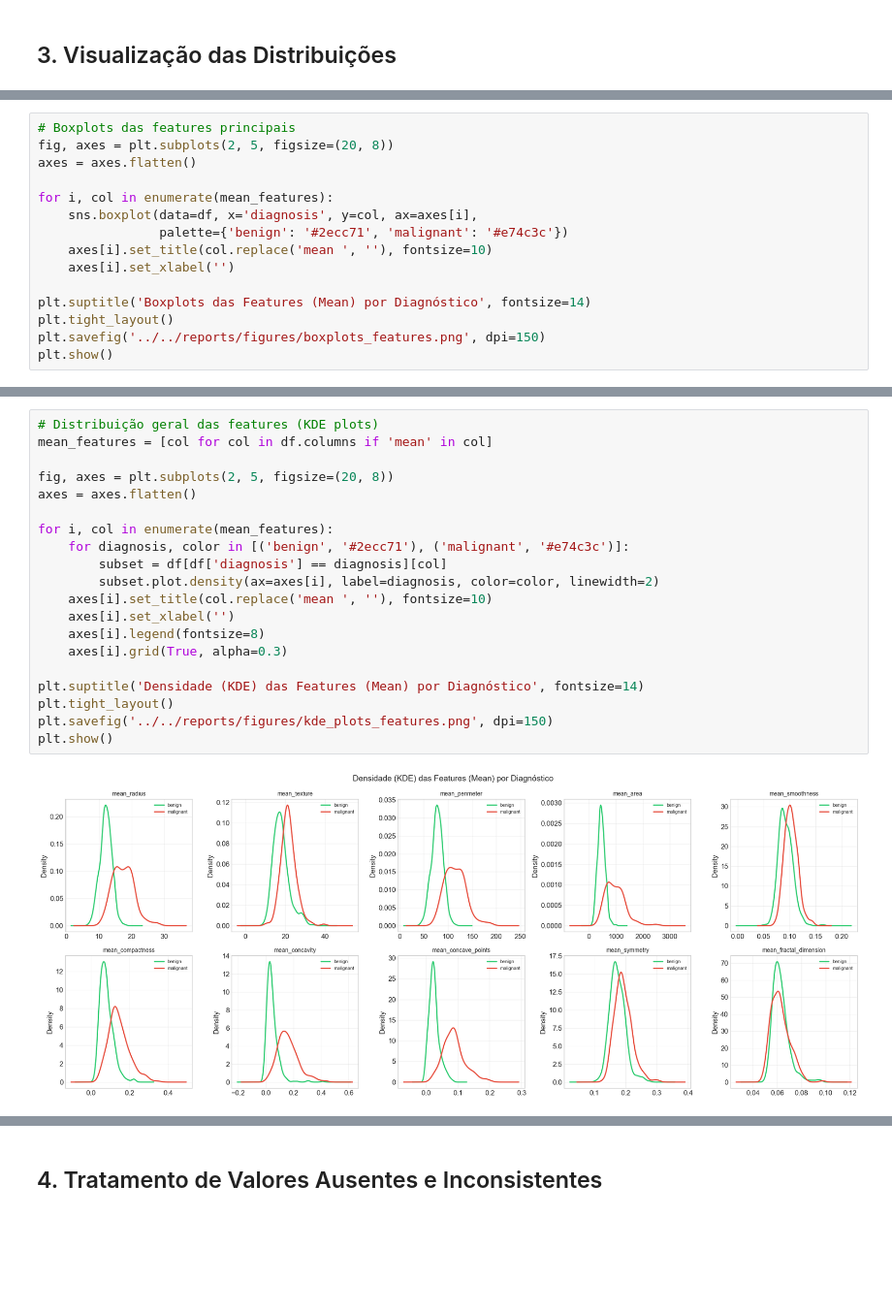
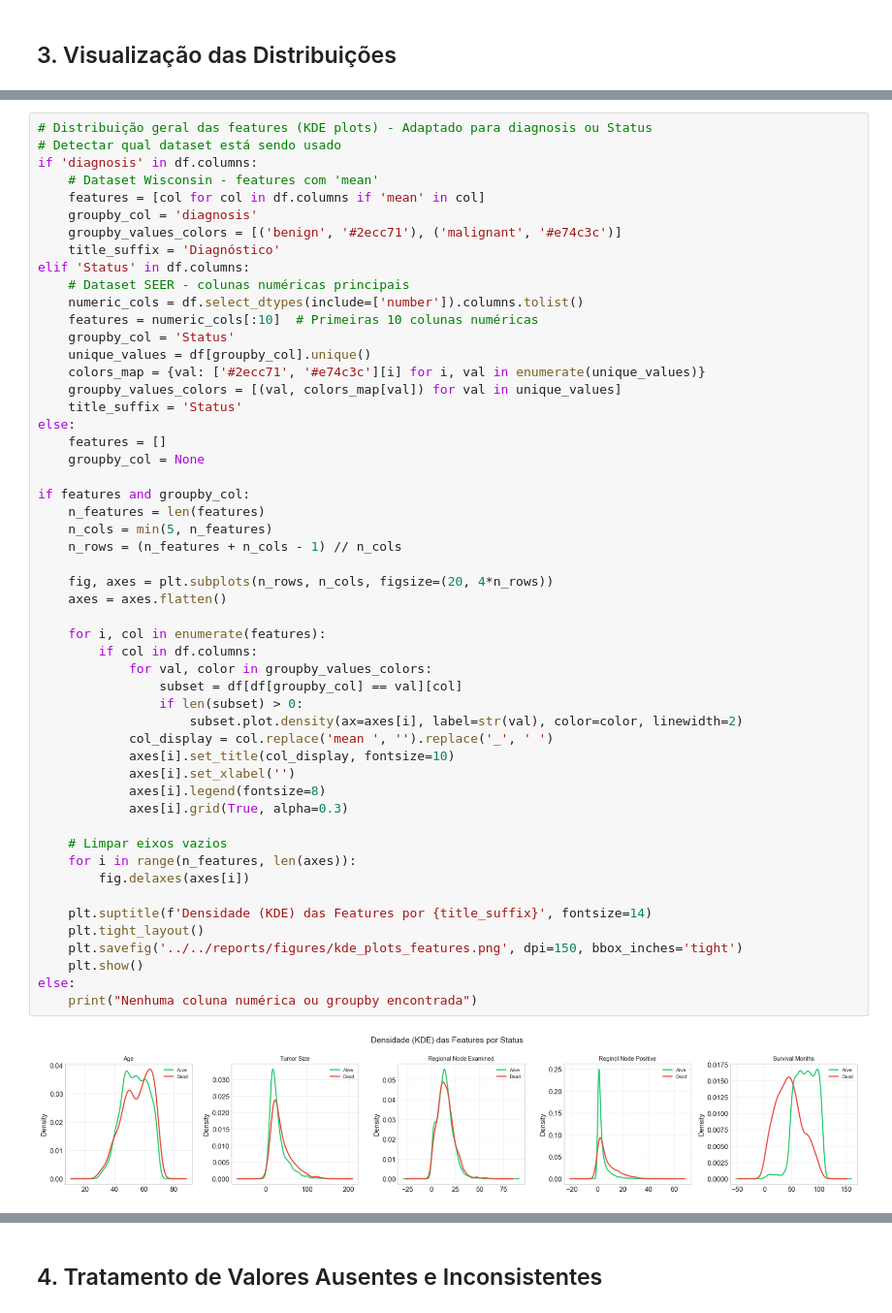
Before and after one commit to Vinny16044/tech-challenge-fase1, a Jupyter notebook: notebooks/breast-cancer-SEER/01_breast-cancer-SEER.ipynb, the cells around one changed output, grey strips where cells are left out. Shown at 97% size. Saved outputs shown, nothing was run; the diff lists cells and outputs as text; blank space fills up the shorter version.

```diff
--- a/notebooks/breast-cancer-SEER/01_breast-cancer-SEER.ipynb
+++ b/notebooks/breast-cancer-SEER/01_breast-cancer-SEER.ipynb
@@ -313,15 +364,0 @@ plt.show()
-# %%
-# Boxplots das features principais
-fig, axes = plt.subplots(2, 5, figsize=(20, 8))
-axes = axes.flatten()
-
-for i, col in enumerate(mean_features):
-    sns.boxplot(data=df, x='diagnosis', y=col, ax=axes[i],
-                palette={'benign': '#2ecc71', 'malignant': '#e74c3c'})
-    axes[i].set_title(col.replace('mean ', ''), fontsize=10)
-    axes[i].set_xlabel('')
-
-plt.suptitle('Boxplots das Features (Mean) por Diagnóstico', fontsize=14)
-plt.tight_layout()
-plt.savefig('../../reports/figures/boxplots_features.png', dpi=150)
-plt.show()
@@ -349,25 +497,57 @@ plt.show()
 # %%
-# Distribuição geral das features (KDE plots)
-mean_features = [col for col in df.columns if 'mean' in col]
+# Distribuição geral das features (KDE plots) - Adaptado para diagnosis ou Status
+# Detectar qual dataset está sendo usado
+if 'diagnosis' in df.columns:
+    # Dataset Wisconsin - features com 'mean'
+    features = [col for col in df.columns if 'mean' in col]
+    groupby_col = 'diagnosis'
+    groupby_values_colors = [('benign', '#2ecc71'), ('malignant', '#e74c3c')]
+    title_suffix = 'Diagnóstico'
+elif 'Status' in df.columns:
+    # Dataset SEER - colunas numéricas principais
+    numeric_cols = df.select_dtypes(include=['number']).columns.tolist()
+    features = numeric_cols[:10]  # Primeiras 10 colunas numéricas
+    groupby_col = 'Status'
+    unique_values = df[groupby_col].unique()
+    colors_map = {val: ['#2ecc71', '#e74c3c'][i] for i, val in enumerate(unique_values)}
+    groupby_values_colors = [(val, colors_map[val]) for val in unique_values]
+    title_suffix = 'Status'
+else:
+    features = []
+    groupby_col = None
 
-fig, axes = plt.subplots(2, 5, figsize=(20, 8))
-axes = axes.flatten()
+if features and groupby_col:
+    n_features = len(features)
+    n_cols = min(5, n_features)
+    n_rows = (n_features + n_cols - 1) // n_cols
 
-for i, col in enumerate(mean_features):
-    for diagnosis, color in [('benign', '#2ecc71'), ('malignant', '#e74c3c')]:
-        subset = df[df['diagnosis'] == diagnosis][col]
-        subset.plot.density(ax=axes[i], label=diagnosis, color=color, linewidth=2)
-    axes[i].set_title(col.replace('mean ', ''), fontsize=10)
-    axes[i].set_xlabel('')
-    axes[i].legend(fontsize=8)
-    axes[i].grid(True, alpha=0.3)
+    fig, axes = plt.subplots(n_rows, n_cols, figsize=(20, 4*n_rows))
+    axes = axes.flatten()
 
-plt.suptitle('Densidade (KDE) das Features (Mean) por Diagnóstico', fontsize=14)
-plt.tight_layout()
-plt.savefig('../../reports/figures/kde_plots_features.png', dpi=150)
-plt.show()
+    for i, col in enumerate(features):
+        if col in df.columns:
+            for val, color in groupby_values_colors:
+                subset = df[df[groupby_col] == val][col]
+                if len(subset) > 0:
+                    subset.plot.density(ax=axes[i], label=str(val), color=color, linewidth=2)
+            col_display = col.replace('mean ', '').replace('_', ' ')
+            axes[i].set_title(col_display, fontsize=10)
+            axes[i].set_xlabel('')
+            axes[i].legend(fontsize=8)
+            axes[i].grid(True, alpha=0.3)
+
+    # Limpar eixos vazios
+    for i in range(n_features, len(axes)):
+        fig.delaxes(axes[i])
+
+    plt.suptitle(f'Densidade (KDE) das Features por {title_suffix}', fontsize=14)
+    plt.tight_layout()
+    plt.savefig('../../reports/figures/kde_plots_features.png', dpi=150, bbox_inches='tight')
+    plt.show()
+else:
+    print("Nenhuma coluna numérica ou groupby encontrada")
 # %% [output]
-[figure, old version]
+[figure, new version]
 # %%
 # Comparação lado a lado: Histograma vs Boxplot vs Violinplot
 # Para as top 3 features mais correlacionadas
```
Also changed, not shown: parts of 47 cells of this notebook, 14 other files.
